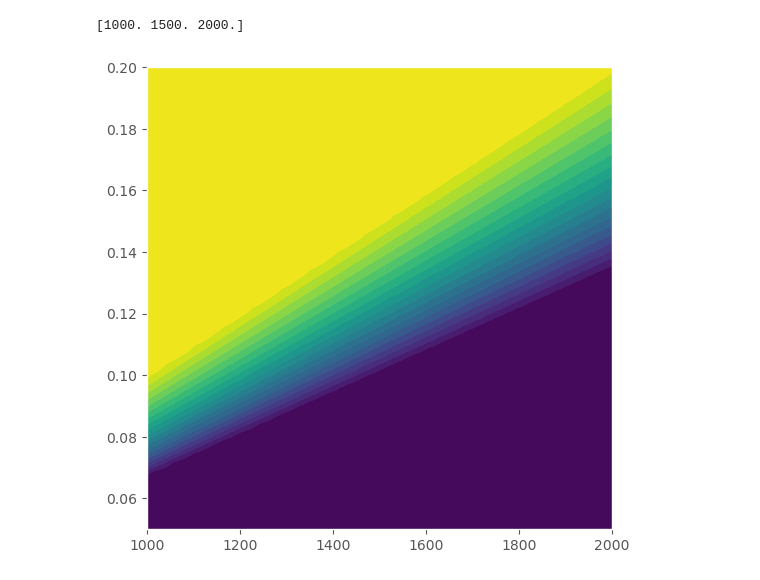
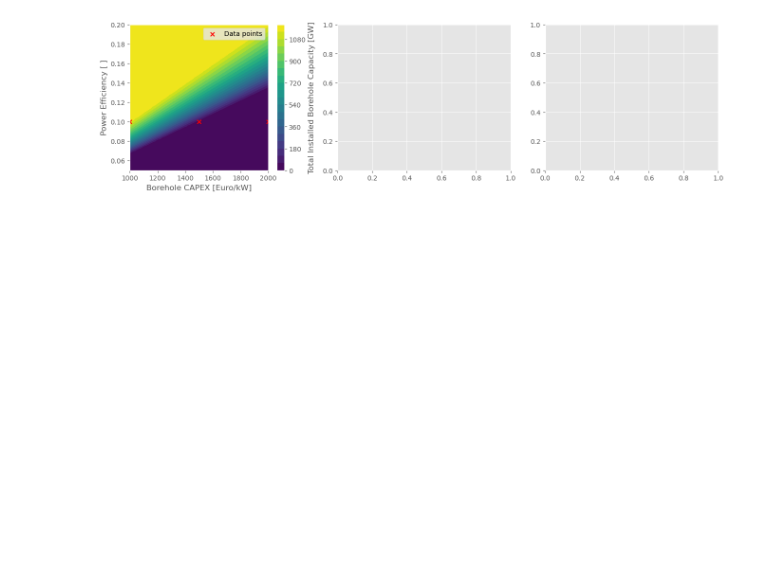
Before and after one commit to LukasFrankenQ/egs_market_integration, a Jupyter notebook: notebooks/efficiecncy_flex_plot.ipynb, the cells around one changed output. Drawn from its saved outputs; the diff is of its cells as text; code cells hidden in the pictures; blank space fills up the shorter version.

Commit message:
towards nice plots

```diff
--- a/notebooks/efficiecncy_flex_plot.ipynb
+++ b/notebooks/efficiecncy_flex_plot.ipynb
@@ -38,45 +38,63 @@ def get_data(mode, op):
 elec_static = get_data("elec", "static")
 elec_flex = get_data("elec", "flex")
 # %%
-elec_static
-
-def make_efficiency_mesh(
+def get_z(
         base_value,
         min_value,
         max_values,
         steps,
         capex,
-        z
+        z,
     ):
 
     etas = np.linspace(min_value, max_values, steps)
 
-    print(capex)
     capexes = np.linspace(min(capex), max(capex), steps)
-
     capexes, etas = np.meshgrid(capexes, etas)
 
     final_z = np.zeros((steps, steps))
     for i, eta in enumerate(etas):
 
         local_capexes = capex * eta.mean() / base_value
-
         final_z[i] = np.interp(capexes[i], local_capexes, z)
 
-    fig, ax = plt.subplots(figsize=(6, 6))
-    # ax.contourf(etas, capexes, final_z, levels=20, cmap="viridis")
-    ax.contourf(capexes, etas, final_z, levels=20, cmap="viridis")
-    plt.show()
+    return capexes, etas, final_z
 
+fig, axs = plt.subplots(1, 3, figsize=(16, 4))
 
-make_efficiency_mesh(
-    0.1,
-    0.05,
-    0.2,
-    50,
+eta_elec = 0.1
+eta_dh = 0.8
+start_eta = 0.05
+end_eta = 0.2
+num_steps = 50
+
+plot_x, plot_y, plot_z = get_z(
+    eta_elec,
+    start_eta,
+    end_eta,
+    num_steps,
     elec_static.index.values.astype(float),
     elec_static.values,
     )
+
+cbar = axs[0].contourf(
+    plot_x,
+    plot_y,
+    plot_z,
+    levels=20, cmap="viridis")
+cbar = fig.colorbar(cbar, ax=axs[0], label="Total Installed Borehole Capacity [GW]")
+
+axs[0].scatter(
+    elec_static.index.values.astype(float),
+    np.ones(len(elec_static)) * eta_elec,
+    label="Data points",
+    color="r",
+    marker='x',
+    )
+axs[0].legend()
+axs[0].set_ylabel("Power Efficiency [ ]")
+axs[0].set_xlabel("Borehole CAPEX [Euro/kW]")
+
+plt.show()
 # %% [output]
-[1000. 1500. 2000.]
-[figure, old version]
+[figure, new version]
```
Also changed, not shown: 2 other files.
